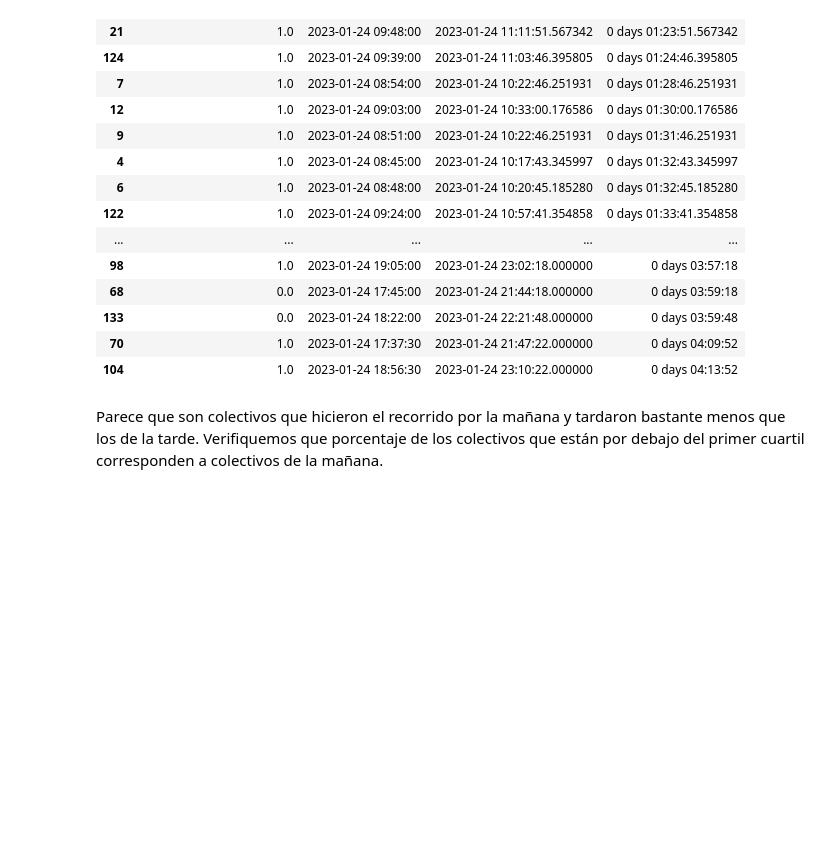
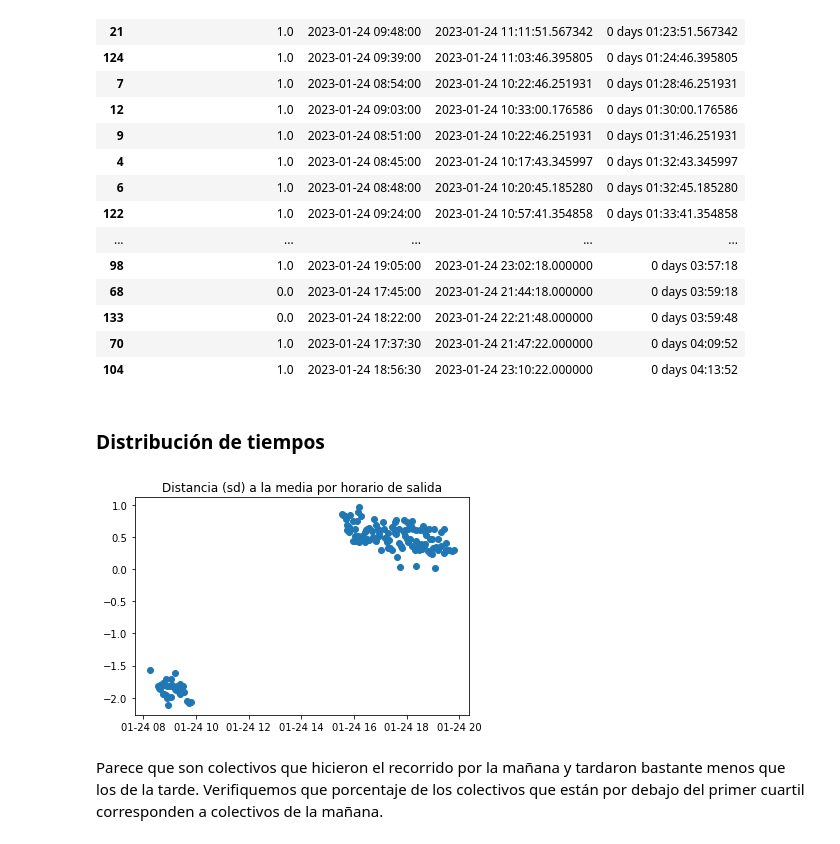
Before and after one commit to yagopajarino/colectivos-152, a Jupyter notebook: Colectivos.ipynb, the cells around one changed output. Saved outputs shown, nothing was run; the diff lists cells and outputs as text; code cells hidden in the pictures; blank space fills up the shorter version.

```diff
--- a/Colectivos.ipynb
+++ b/Colectivos.ipynb
@@ -325,6 +332,16 @@ finalizados[finalizados["timedelta"] < q_1].sort_values("timedelta")
 | 133 | 0.0 | 2023-01-24 18:22:00 | 2023-01-24 22:21:48.000000 | 0 days 03:59:48 |
 | 70 | 1.0 | 2023-01-24 17:37:30 | 2023-01-24 21:47:22.000000 | 0 days 04:09:52 |
 | 104 | 1.0 | 2023-01-24 18:56:30 | 2023-01-24 23:10:22.000000 | 0 days 04:13:52 |
+# %% [markdown]
+### Distribución de tiempos
+# %%
+dates = finalizados["start_datetime"]
+values= (finalizados["timedelta"]-finalizados["timedelta"].mean())/finalizados["timedelta"].std()
+plt.scatter(dates, values)
+plt.title("Distancia (sd) a la media por horario de salida")
+plt.show()
+# %% [output]
+[figure, added]
 # %% [markdown]
 Parece que son colectivos que hicieron el recorrido por la mañana y tardaron bastante menos que los de la tarde. Verifiquemos que porcentaje de los colectivos que están por debajo del primer cuartil corresponden a colectivos de la mañana.
 # %%
```
Also changed, not shown: parts of 15 cells of this notebook.
